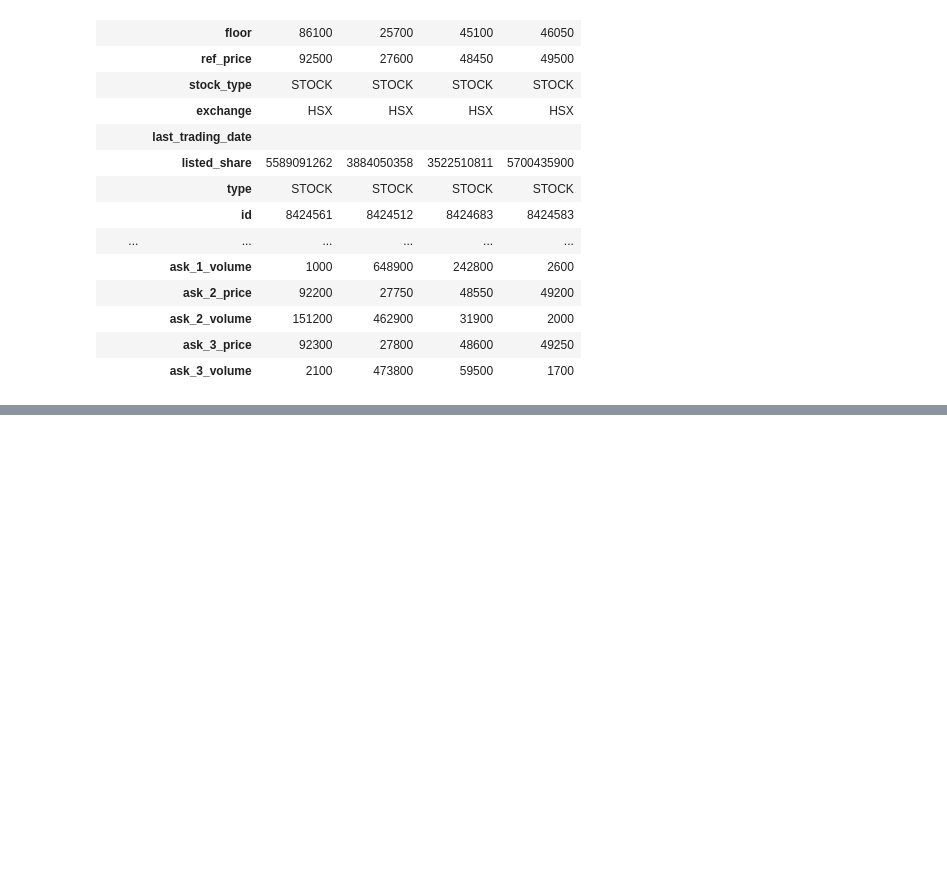
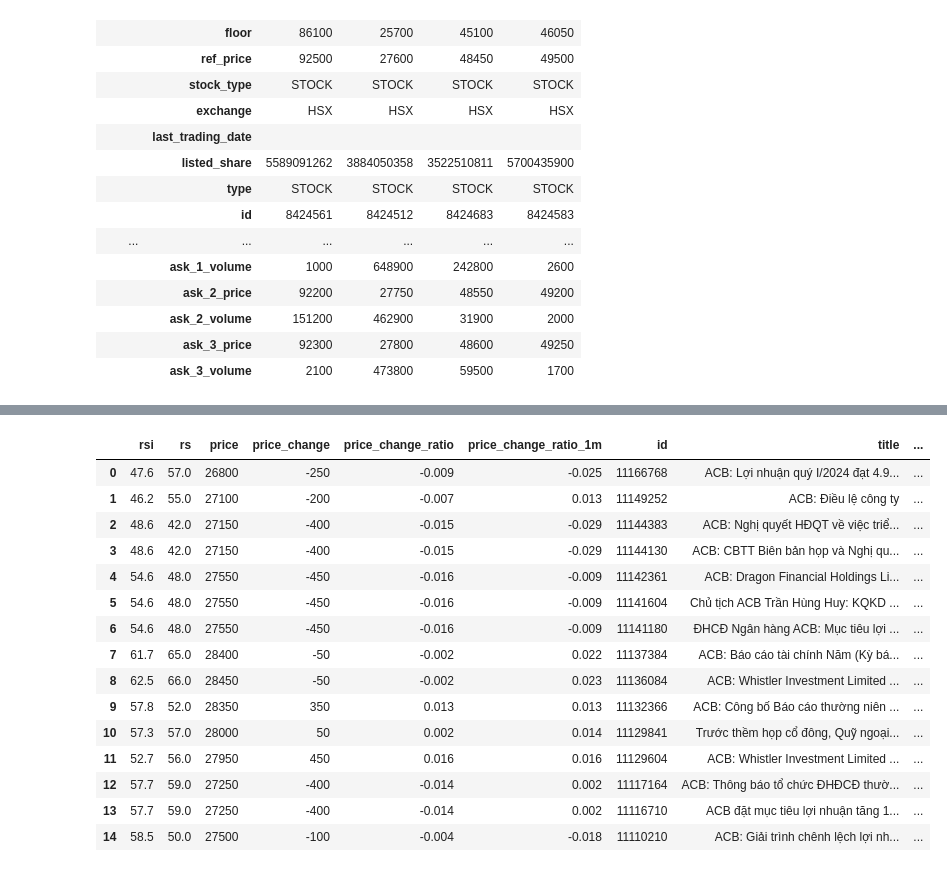
Before and after one commit to thinh-vu/vnstock, a Jupyter notebook: docs/vnstock3_demo.ipynb, the cells around one changed output, grey strips where cells are left out. Cells and saved outputs as stored; diff of their text form; code cells hidden in the pictures; blank space fills up the shorter version.

```diff
--- a/docs/vnstock3_demo.ipynb
+++ b/docs/vnstock3_demo.ipynb
@@ -183,0 +230,3 @@ stock.trading.price_board(['VCB','ACB','TCB','BID']).T # Bỏ .T để xoay tr
+# %%
+from vnstock3.explorer.tcbs.company import Company
+company = Company(symbol='ACB')
@@ -183,0 +336,19 @@ stock.trading.price_board(['VCB','ACB','TCB','BID']).T # Bỏ .T để xoay tr
+# %%
+company.news()
+# %% [output]
+|  | rsi | rs | price | price_change | price_change_ratio | price_change_ratio_1m | id | title | ... |
+| 0 | 47.6 | 57.0 | 26800 | -250 | -0.009 | -0.025 | 11166768 | ACB: Lợi nhuận quý I/2024 đạt 4.9... | ... |
+| 1 | 46.2 | 55.0 | 27100 | -200 | -0.007 | 0.013 | 11149252 | ACB: Điều lệ công ty | ... |
+| 2 | 48.6 | 42.0 | 27150 | -400 | -0.015 | -0.029 | 11144383 | ACB: Nghị quyết HĐQT về việc triể... | ... |
+| 3 | 48.6 | 42.0 | 27150 | -400 | -0.015 | -0.029 | 11144130 | ACB: CBTT Biên bản họp và Nghị qu... | ... |
+| 4 | 54.6 | 48.0 | 27550 | -450 | -0.016 | -0.009 | 11142361 | ACB: Dragon Financial Holdings Li... | ... |
+| 5 | 54.6 | 48.0 | 27550 | -450 | -0.016 | -0.009 | 11141604 | Chủ tịch ACB Trần Hùng Huy: KQKD ... | ... |
+| 6 | 54.6 | 48.0 | 27550 | -450 | -0.016 | -0.009 | 11141180 | ĐHCĐ Ngân hàng ACB: Mục tiêu lợi ... | ... |
+| 7 | 61.7 | 65.0 | 28400 | -50 | -0.002 | 0.022 | 11137384 | ACB: Báo cáo tài chính Năm (Kỳ bá... | ... |
+| 8 | 62.5 | 66.0 | 28450 | -50 | -0.002 | 0.023 | 11136084 | ACB: Whistler Investment Limited ... | ... |
+| 9 | 57.8 | 52.0 | 28350 | 350 | 0.013 | 0.013 | 11132366 | ACB: Công bố Báo cáo thường niên ... | ... |
+| 10 | 57.3 | 57.0 | 28000 | 50 | 0.002 | 0.014 | 11129841 | Trước thềm họp cổ đông, Quỹ ngoại... | ... |
+| 11 | 52.7 | 56.0 | 27950 | 450 | 0.016 | 0.016 | 11129604 | ACB: Whistler Investment Limited ... | ... |
+| 12 | 57.7 | 59.0 | 27250 | -400 | -0.014 | 0.002 | 11117164 | ACB: Thông báo tổ chức ĐHĐCĐ thườ... | ... |
+| 13 | 57.7 | 59.0 | 27250 | -400 | -0.014 | 0.002 | 11116710 | ACB đặt mục tiêu lợi nhuận tăng 1... | ... |
+| 14 | 58.5 | 50.0 | 27500 | -100 | -0.004 | -0.018 | 11110210 | ACB: Giải trình chênh lệch lợi nh... | ... |
```
Also changed, not shown: parts of 40 cells of this notebook, 7 other files.
